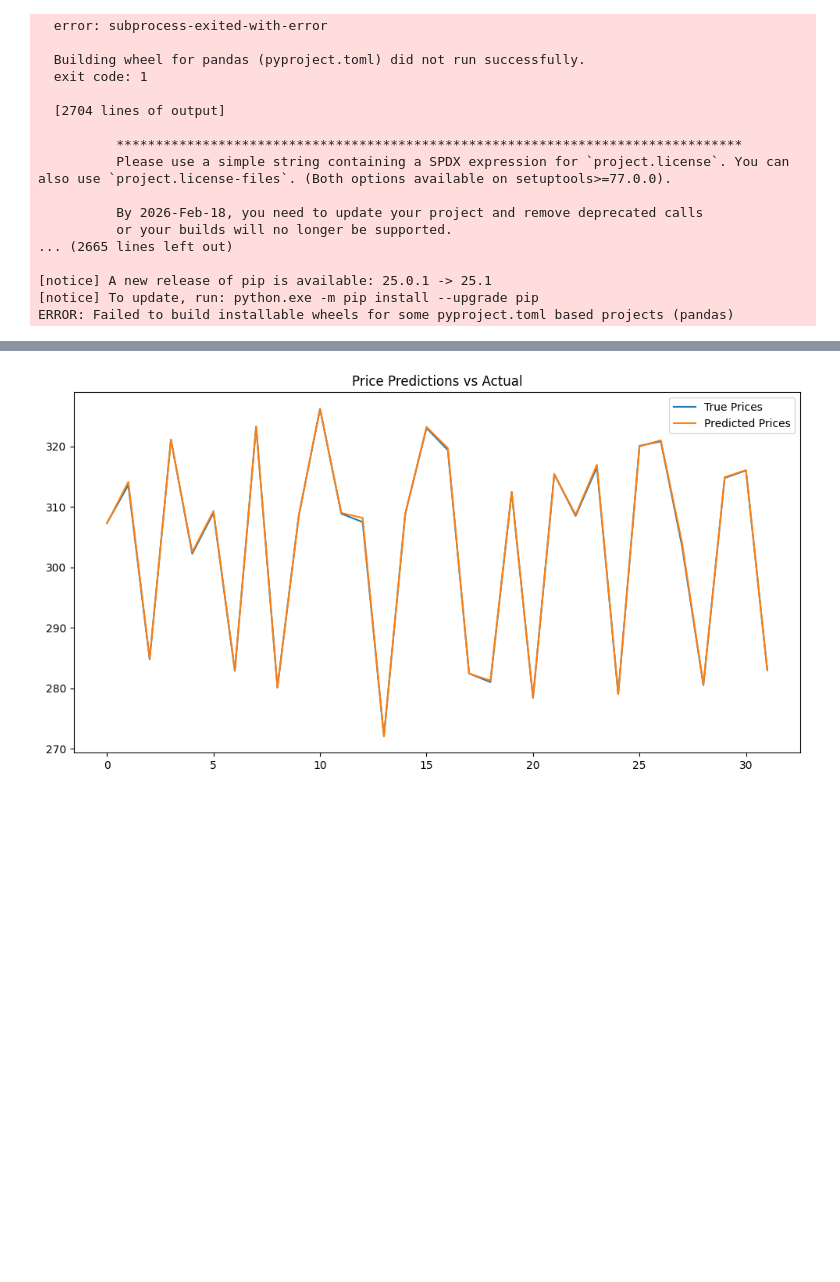
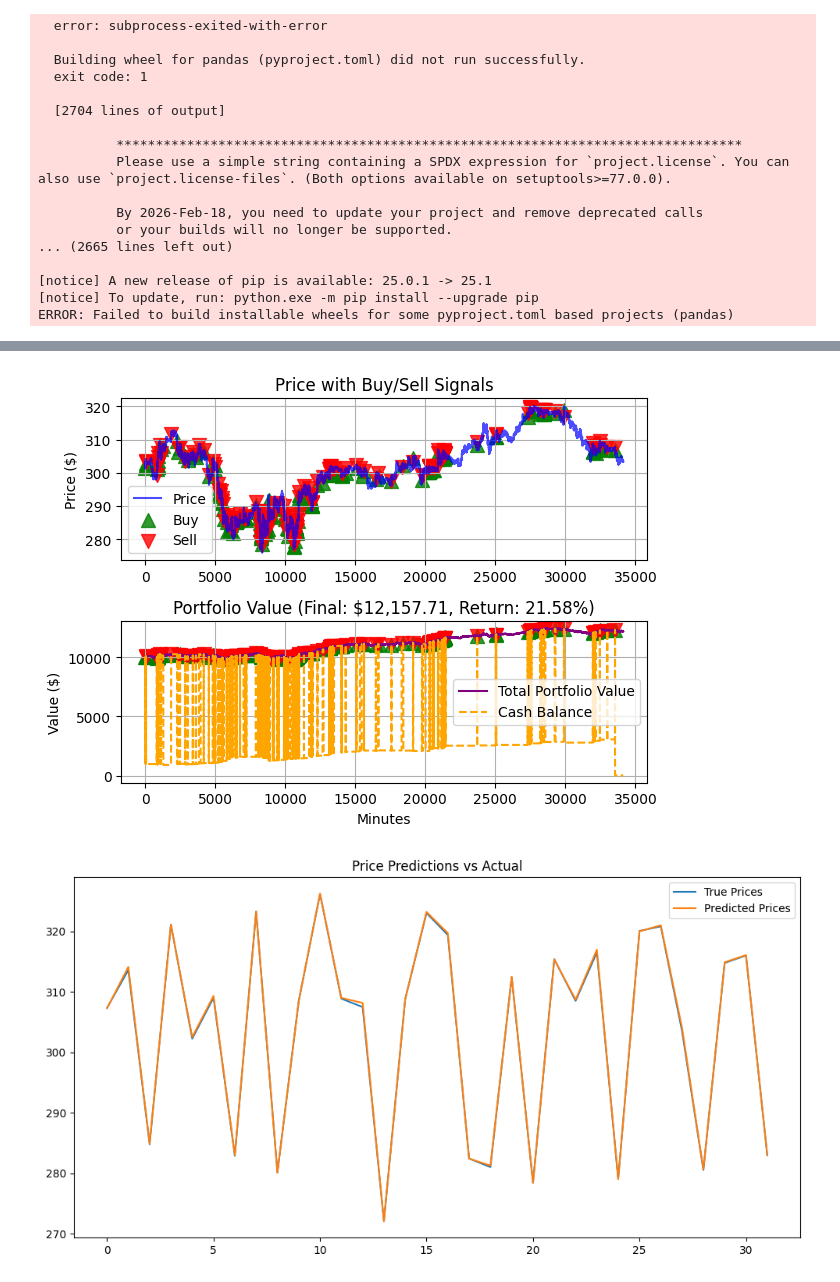
Before and after one commit to LysinKirill/TradeWise-python, a Jupyter notebook: ml/oneMinute/TrainingV2.ipynb, the cells around one changed output, grey strips where cells are left out. Saved outputs shown, nothing was run; the diff lists cells and outputs as text; code cells hidden in the pictures; blank space fills up the shorter version.

```diff
--- a/ml/oneMinute/TrainingV2.ipynb
+++ b/ml/oneMinute/TrainingV2.ipynb
@@ -385,3 +368,7 @@ UsageError: Channel is closed.
+# %%
+simulator.plot_simulation_results()
+# %% [output]
+[figure, added]
 # %%
 import matplotlib.pyplot as plt
 
```
Also changed, not shown: parts of 5 cells of this notebook, 1 other file.
